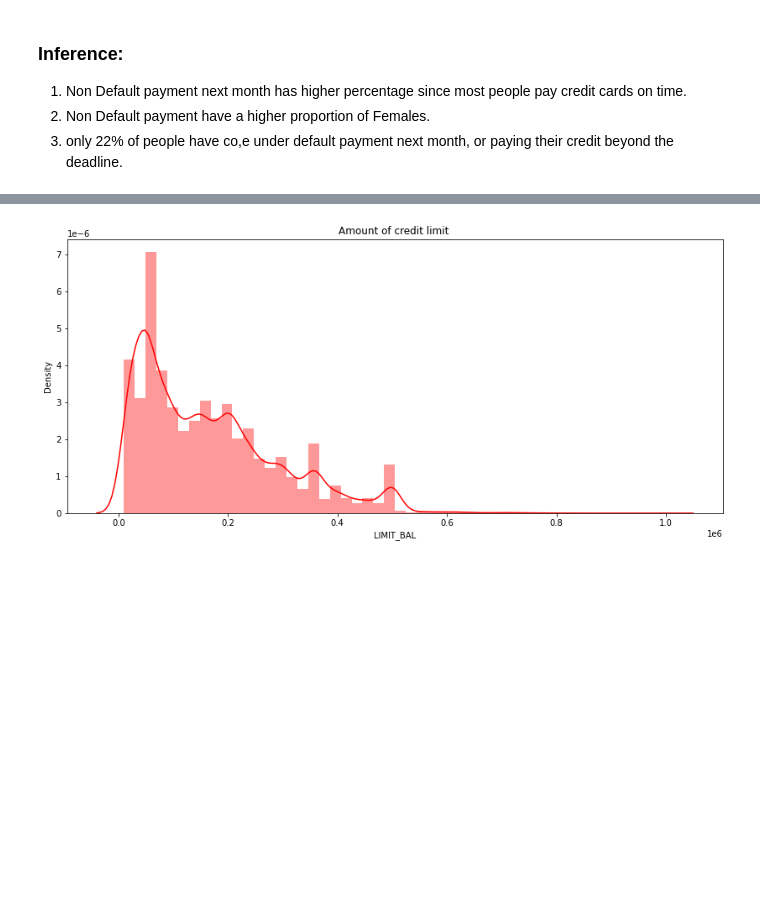
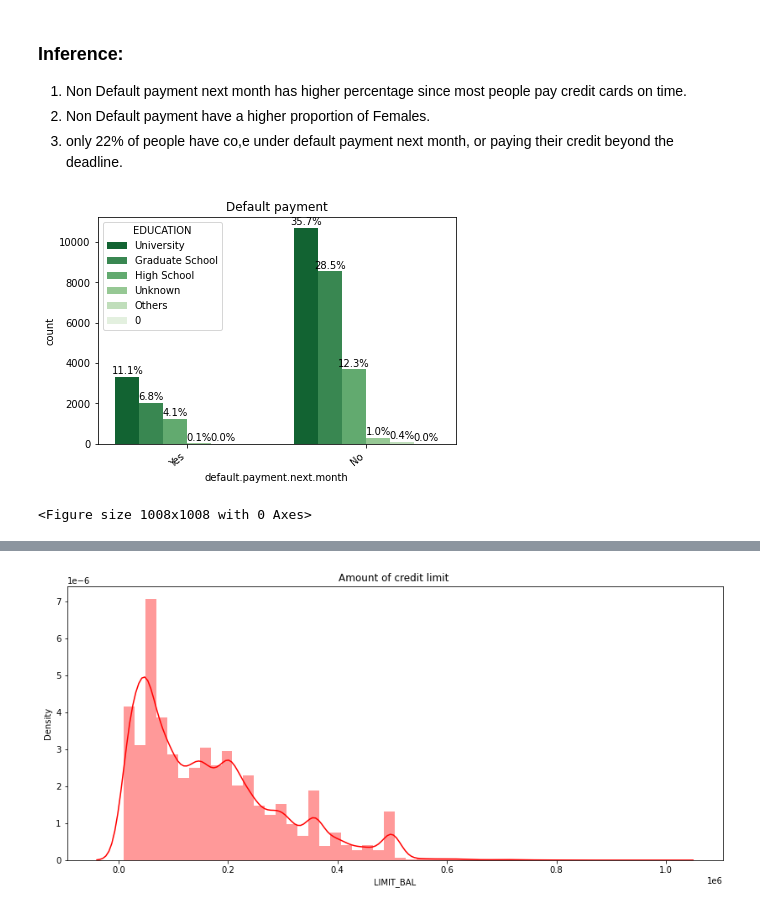
Before and after one commit to ElsiSahayaRenita/Banking---Credit-Card-Default-Prediction, a Jupyter notebook: Credit_Card_Default_Prediction.ipynb, the cells around one changed output, grey strips where cells are left out. Drawn from its saved outputs; the diff is of its cells as text; code cells hidden in the pictures; blank space fills up the shorter version.

```diff
--- a/Credit_Card_Default_Prediction.ipynb
+++ b/Credit_Card_Default_Prediction.ipynb
@@ -181,3 +183,21 @@ plt.show()
    1. Non Default payment next month has higher percentage since most people pay credit cards on time.
    2. Non Default payment have a higher proportion of Females.
    3. only 22% of people have co,e under default payment next month, or paying their credit beyond the deadline.
+# %%
+#Default payment vs Education
+ax =sns.countplot(data['default.payment.next.month'], hue=data.EDUCATION, palette='Greens_r')
+ax.set_xticklabels(ax.get_xticklabels(), rotation=40, ha="right")
+
+total = len(data['default.payment.next.month'])
+for p in ax.patches:
+    percentage = f'{100 * p.get_height() / total:.1f}%\n'
+    x = p.get_x() + p.get_width() / 2
+    y = p.get_height()
+    ax.annotate(percentage, (x, y), ha='center', va='center')
+plt.tight_layout()
+plt.title("Default payment")
+plt.figure(figsize=(14,14))
+plt.show()
+# %% [output]
+[figure, added]
+<Figure size 1008x1008 with 0 Axes>
```
Also changed, not shown: parts of 24 cells of this notebook.
